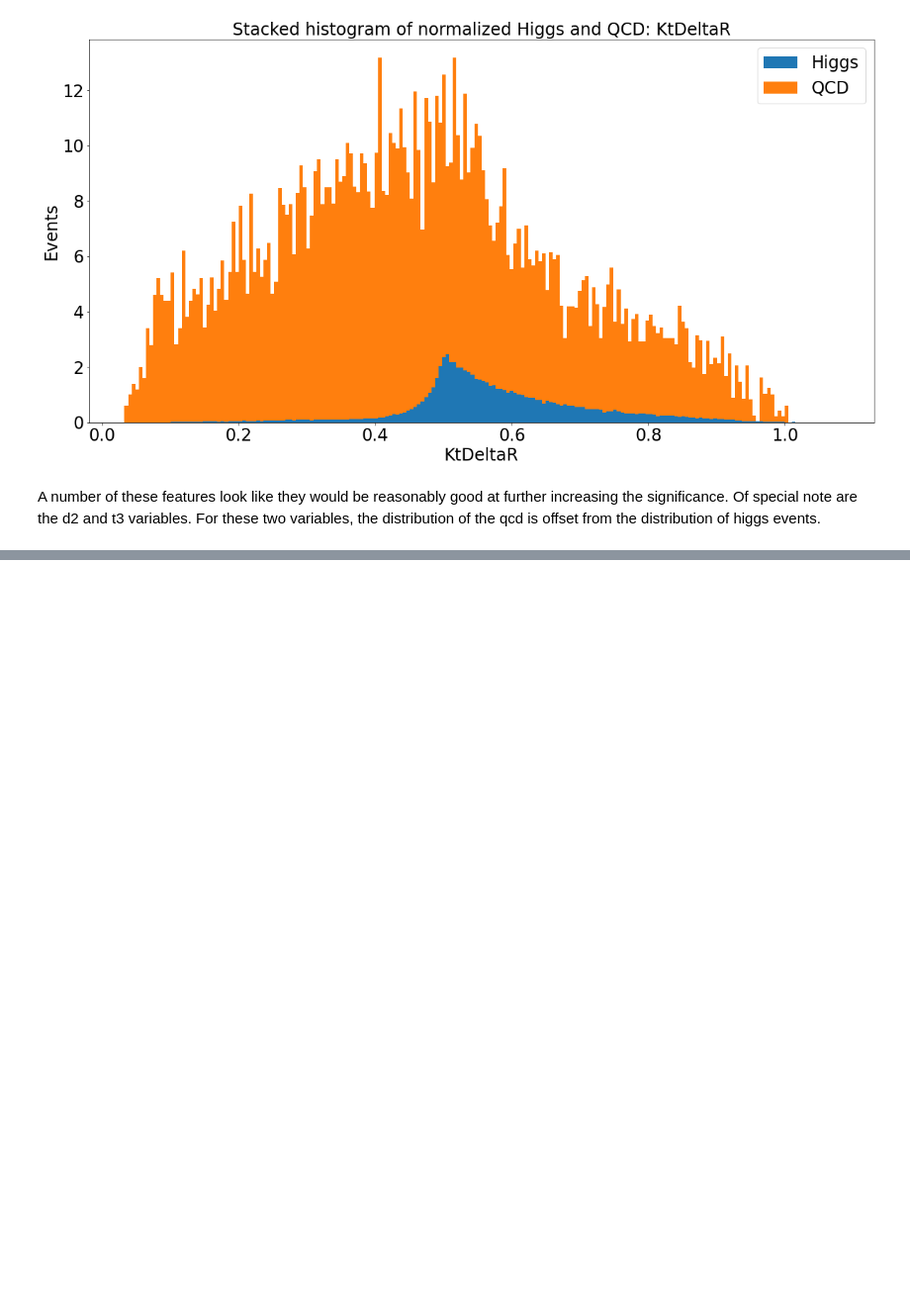
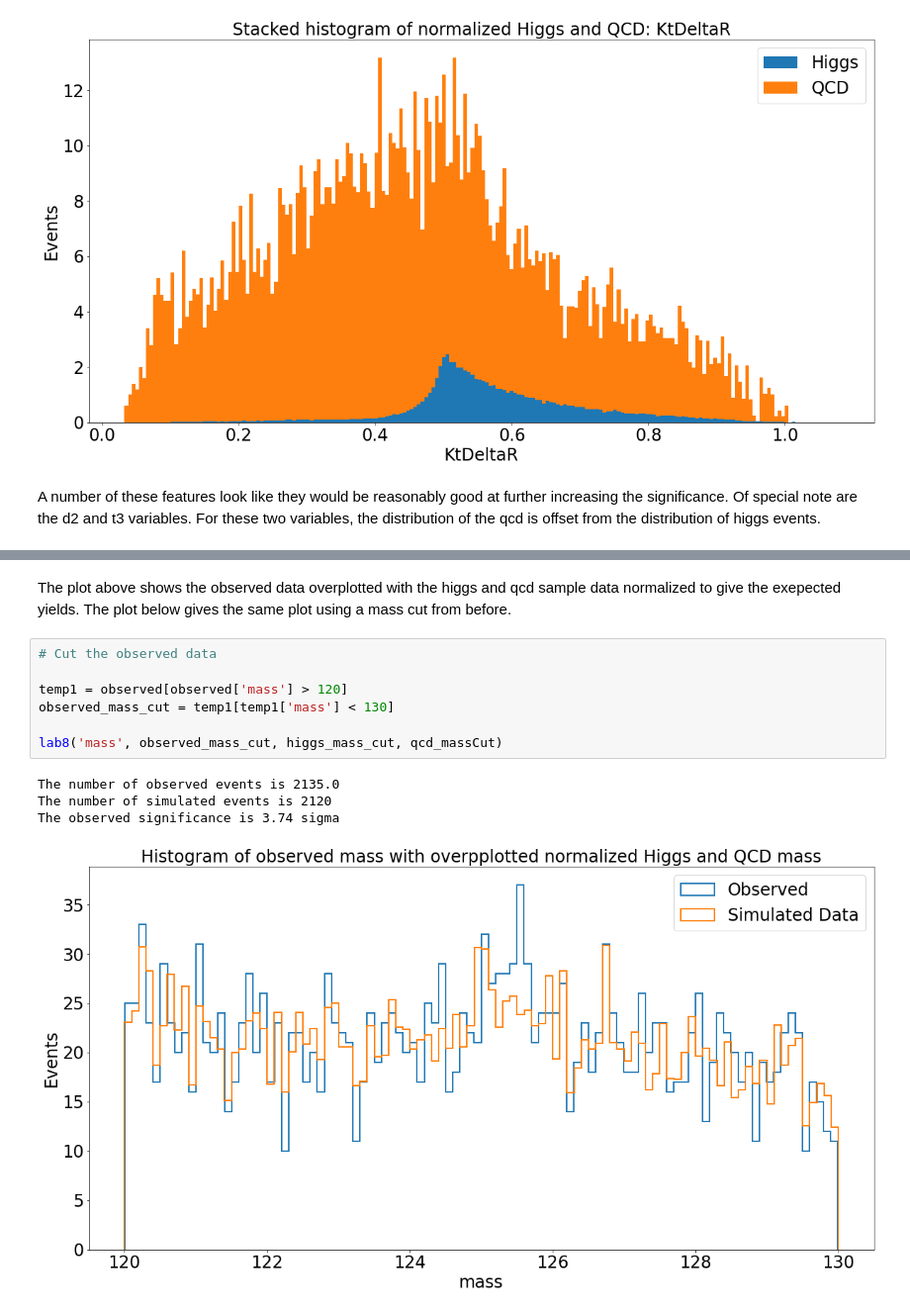
Before and after one commit to cmerrill11/Phys-434, a Jupyter notebook: Lab7.ipynb, the cells around one changed output, grey strips where cells are left out. Shown at 99% size. Cells and saved outputs as stored; diff of their text form; blank space fills up the shorter version.

```diff
--- a/Lab7.ipynb
+++ b/Lab7.ipynb
@@ -342,0 +377,14 @@ The above feature cuts provide enough event selection to increase the significan
+# %% [markdown]
+The plot above shows the observed data overplotted with the higgs and qcd sample data normalized to give the exepected yields. The plot below gives the same plot using a mass cut from before.
+# %%
+# Cut the observed data
+
+temp1 = observed[observed['mass'] > 120]
+observed_mass_cut = temp1[temp1['mass'] < 130]
+
+lab8('mass', observed_mass_cut, higgs_mass_cut, qcd_massCut)
+# %% [output]
+The number of observed events is 2135.0
+The number of simulated events is 2120
+The observed significance is 3.74 sigma
+[figure, added]
```
Also changed, not shown: parts of 39 cells of this notebook.
